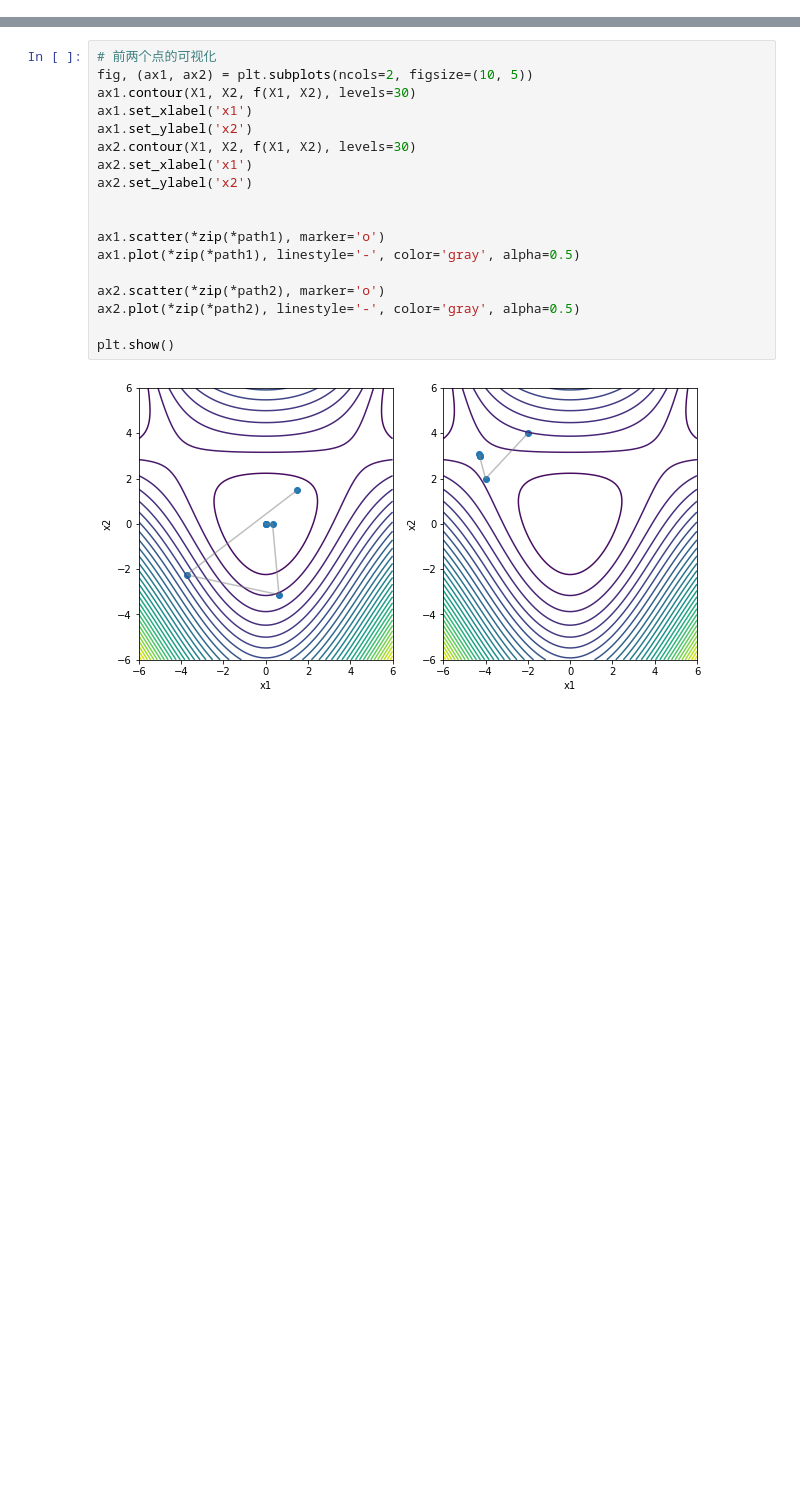
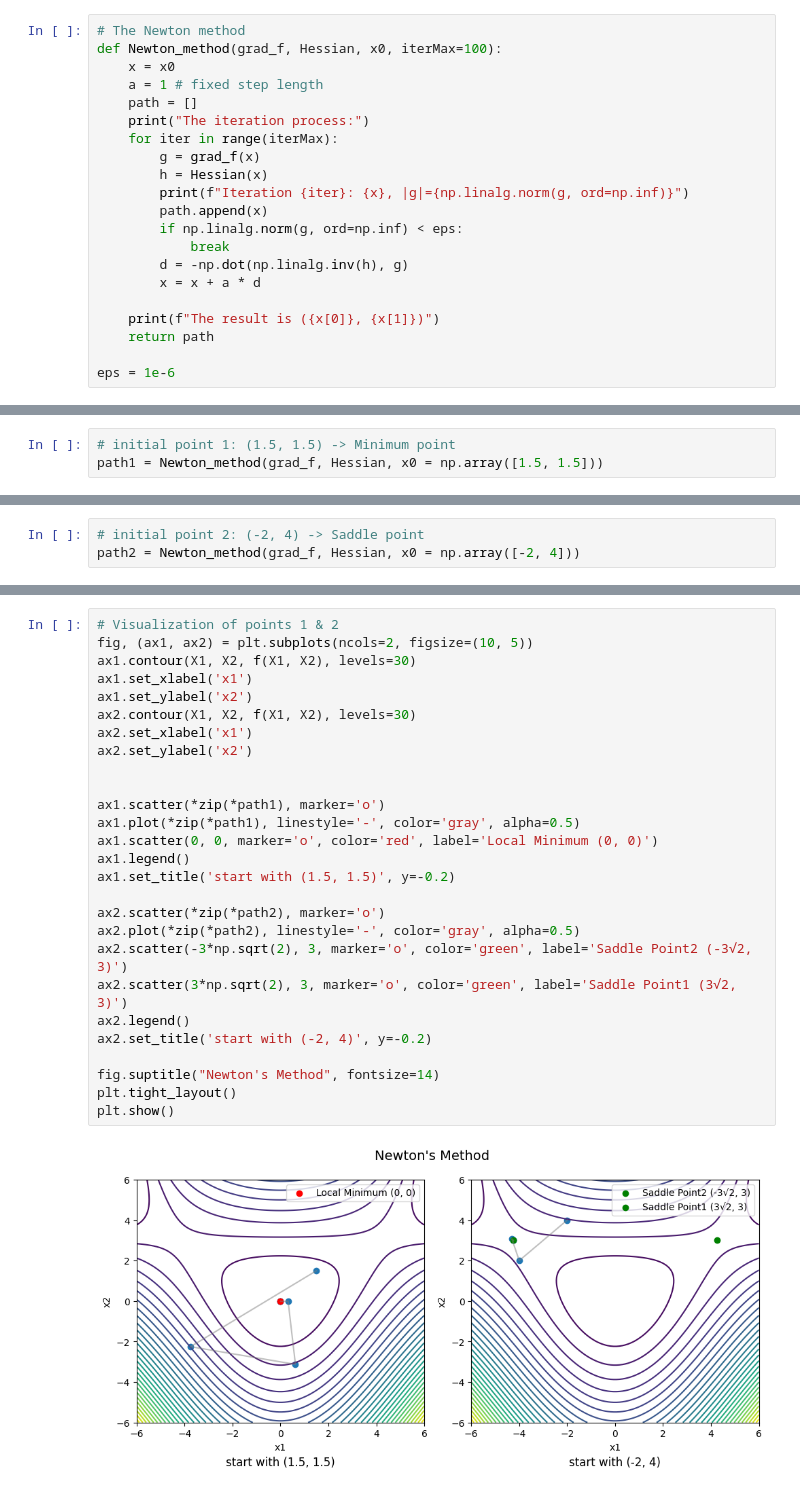
Before and after one commit to bchaoss/Numerical-Optimization, a Jupyter notebook: Code/03Newtow_method.ipynb, the cells around one changed output, grey strips where cells are left out. Cells and saved outputs as stored; diff of their text form; blank space fills up the shorter version.

```diff
--- a/Code/03Newtow_method.ipynb
+++ b/Code/03Newtow_method.ipynb
@@ -29 +61,22 @@ a = 1
+# %%
+# The Newton method
+def Newton_method(grad_f, Hessian, x0, iterMax=100):
+    x = x0
+    a = 1 # fixed step length
+    path = []
+    print("The iteration process:")
+    for iter in range(iterMax):
+        g = grad_f(x)
+        h = Hessian(x)
+        print(f"Iteration {iter}: {x}, |g|={np.linalg.norm(g, ord=np.inf)}")
+        path.append(x)
+        if np.linalg.norm(g, ord=np.inf) < eps:
+            break
+        d = -np.dot(np.linalg.inv(h), g)
+        x = x + a * d
+
+    print(f"The result is ({x[0]}, {x[1]})")
+    return path
+
+eps = 1e-6
 # %% [markdown]
@@ -97,0 +84,3 @@ LinAlgError: Singular matrix
+# %%
+# initial point 1: (1.5, 1.5) -> Minimum point
+path1 = Newton_method(grad_f, Hessian, x0 = np.array([1.5, 1.5]))
@@ -97,0 +97,3 @@ LinAlgError: Singular matrix
+# %%
+# initial point 2: (-2, 4) -> Saddle point
+path2 = Newton_method(grad_f, Hessian, x0 = np.array([-2, 4]))
@@ -98,20 +109,29 @@ LinAlgError: Singular matrix
 # %%
-# 前两个点的可视化
+# Visualization of points 1 & 2
 fig, (ax1, ax2) = plt.subplots(ncols=2, figsize=(10, 5))
 ax1.contour(X1, X2, f(X1, X2), levels=30)
 ax1.set_xlabel('x1')
 ax1.set_ylabel('x2')
 ax2.contour(X1, X2, f(X1, X2), levels=30)
 ax2.set_xlabel('x1')
 ax2.set_ylabel('x2')
 
 
 ax1.scatter(*zip(*path1), marker='o')
 ax1.plot(*zip(*path1), linestyle='-', color='gray', alpha=0.5)
+ax1.scatter(0, 0, marker='o', color='red', label='Local Minimum (0, 0)')
+ax1.legend()
+ax1.set_title('start with (1.5, 1.5)', y=-0.2)
 
 ax2.scatter(*zip(*path2), marker='o')
 ax2.plot(*zip(*path2), linestyle='-', color='gray', alpha=0.5)
+ax2.scatter(-3*np.sqrt(2), 3, marker='o', color='green', label='Saddle Point2 (-3√2, 3)')
+ax2.scatter(3*np.sqrt(2), 3, marker='o', color='green', label='Saddle Point1 (3√2, 3)')
+ax2.legend()
+ax2.set_title('start with (-2, 4)', y=-0.2)
 
+fig.suptitle("Newton's Method", fontsize=14)
+plt.tight_layout()
 plt.show()
 # %% [output]
-[figure, old version]
+[figure, new version]
```
Also changed, not shown: parts of 16 cells of this notebook.
